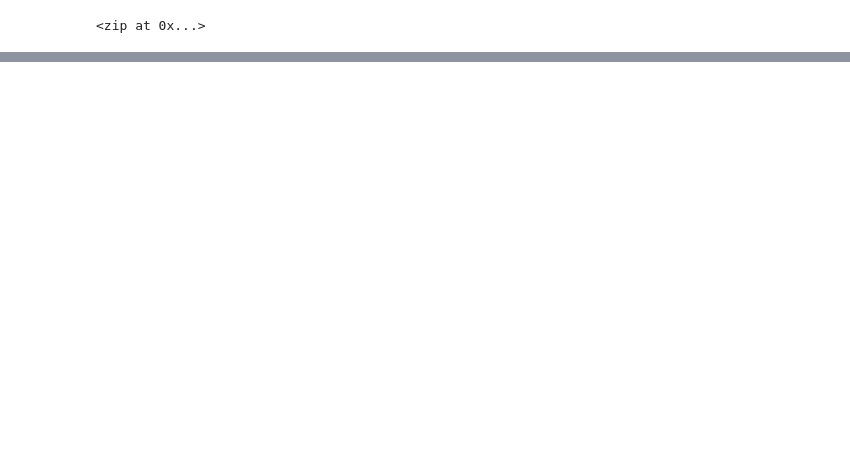
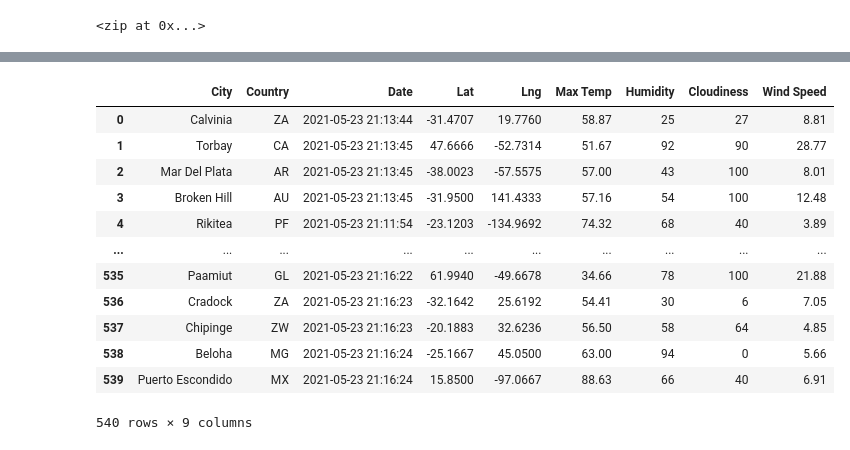
Before and after one commit to sjpozzuoli/World_Weather_Analysis, a Jupyter notebook: WeatherPy.ipynb, the cells around one changed output, grey strips where cells are left out. Drawn from its saved outputs; the diff is of its cells as text; code cells hidden in the pictures; blank space fills up the shorter version.

```diff
--- a/WeatherPy.ipynb
+++ b/WeatherPy.ipynb
@@ -33,0 +34,9 @@ len(cities)
+# %%
+# Import the requests library.
+import requests
+
+# Import the API key.
+from config import weather_api_key
+
+# Starting URL for Weather Map API Call.
+url = "http://api.openweathermap.org/data/2.5/weather?units=Imperial&APPID=" + weather_api_key
@@ -33,0 +124,4 @@ len(cities)
+# %%
+# Convert the array of dictionaries to a Pandas DataFrame.
+city_data_df = pd.DataFrame(city_data)
+city_data_df.head(10)
@@ -33,0 +140,18 @@ len(cities)
+# %%
+new_column_order = ["City", "Country", "Date", "Lat", "Lng", "Max Temp", "Humidity", "Cloudiness", "Wind Speed"]
+city_data_df = city_data_df[new_column_order]
+city_data_df
+# %% [output]
+|  | City | Country | Date | Lat | Lng | Max Temp | Humidity | Cloudiness | Wind Speed |
+| 0 | Calvinia | ZA | 2021-05-23 21:13:44 | -31.4707 | 19.7760 | 58.87 | 25 | 27 | 8.81 |
+| 1 | Torbay | CA | 2021-05-23 21:13:45 | 47.6666 | -52.7314 | 51.67 | 92 | 90 | 28.77 |
+| 2 | Mar Del Plata | AR | 2021-05-23 21:13:45 | -38.0023 | -57.5575 | 57.00 | 43 | 100 | 8.01 |
+| 3 | Broken Hill | AU | 2021-05-23 21:13:45 | -31.9500 | 141.4333 | 57.16 | 54 | 100 | 12.48 |
+| 4 | Rikitea | PF | 2021-05-23 21:11:54 | -23.1203 | -134.9692 | 74.32 | 68 | 40 | 3.89 |
+| ... | ... | ... | ... | ... | ... | ... | ... | ... | ... |
+| 535 | Paamiut | GL | 2021-05-23 21:16:22 | 61.9940 | -49.6678 | 34.66 | 78 | 100 | 21.88 |
+| 536 | Cradock | ZA | 2021-05-23 21:16:23 | -32.1642 | 25.6192 | 54.41 | 30 | 6 | 7.05 |
+| 537 | Chipinge | ZW | 2021-05-23 21:16:23 | -20.1883 | 32.6236 | 56.50 | 58 | 64 | 4.85 |
+| 538 | Beloha | MG | 2021-05-23 21:16:24 | -25.1667 | 45.0500 | 63.00 | 94 | 0 | 5.66 |
+| 539 | Puerto Escondido | MX | 2021-05-23 21:16:24 | 15.8500 | -97.0667 | 88.63 | 66 | 40 | 6.91 |
+540 rows × 9 columns
```
Also changed, not shown: parts of 5 cells of this notebook.
